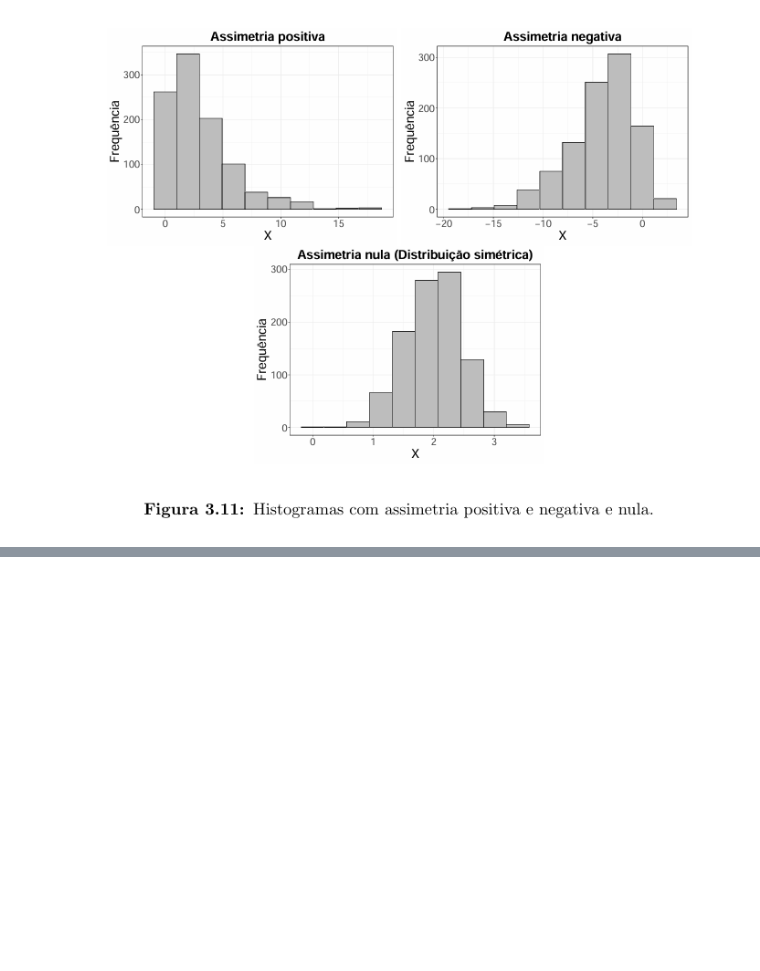
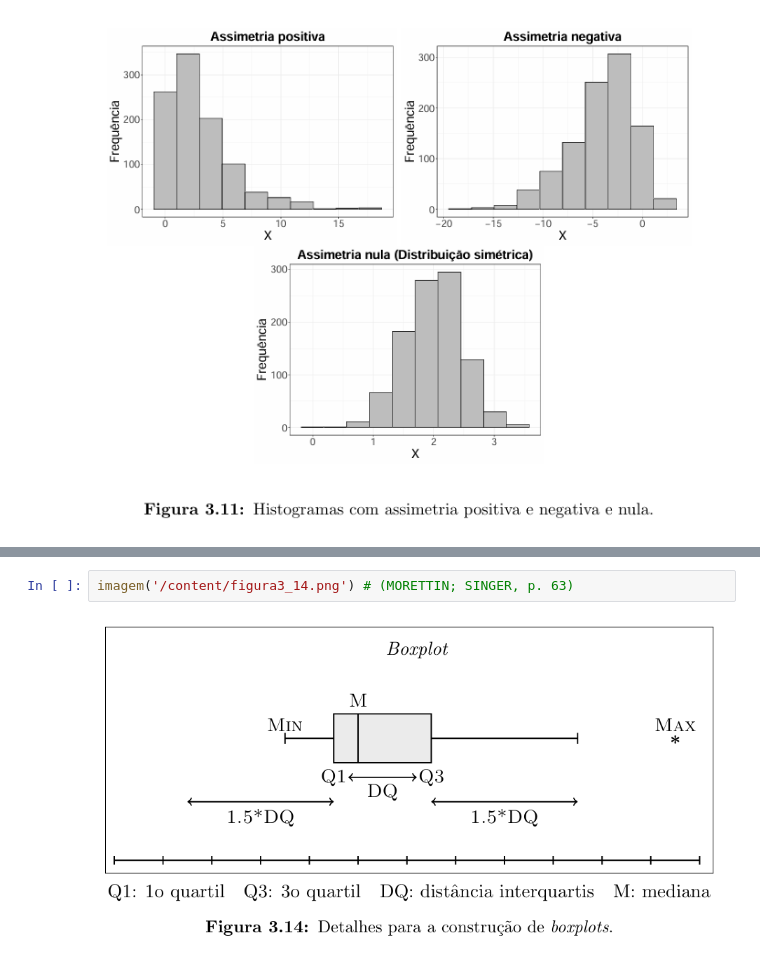
Before and after one commit to gcv-silva/Anotacoes-da-IC, a Jupyter notebook: análise_exploratoria_de_dados.ipynb, the cells around one changed output, grey strips where cells are left out. Cells and saved outputs as stored; diff of their text form; blank space fills up the shorter version.

```diff
--- a/análise_exploratoria_de_dados.ipynb
+++ b/análise_exploratoria_de_dados.ipynb
@@ -958,0 +976,4 @@ imagem('/content/figura3_11.png') # (MORETTIN; SINGER, p. 59)
+# %%
+imagem('/content/figura3_14.png') # (MORETTIN; SINGER, p. 63)
+# %% [output]
+[figure, added]
```
Also changed, not shown: parts of 14 cells of this notebook.
